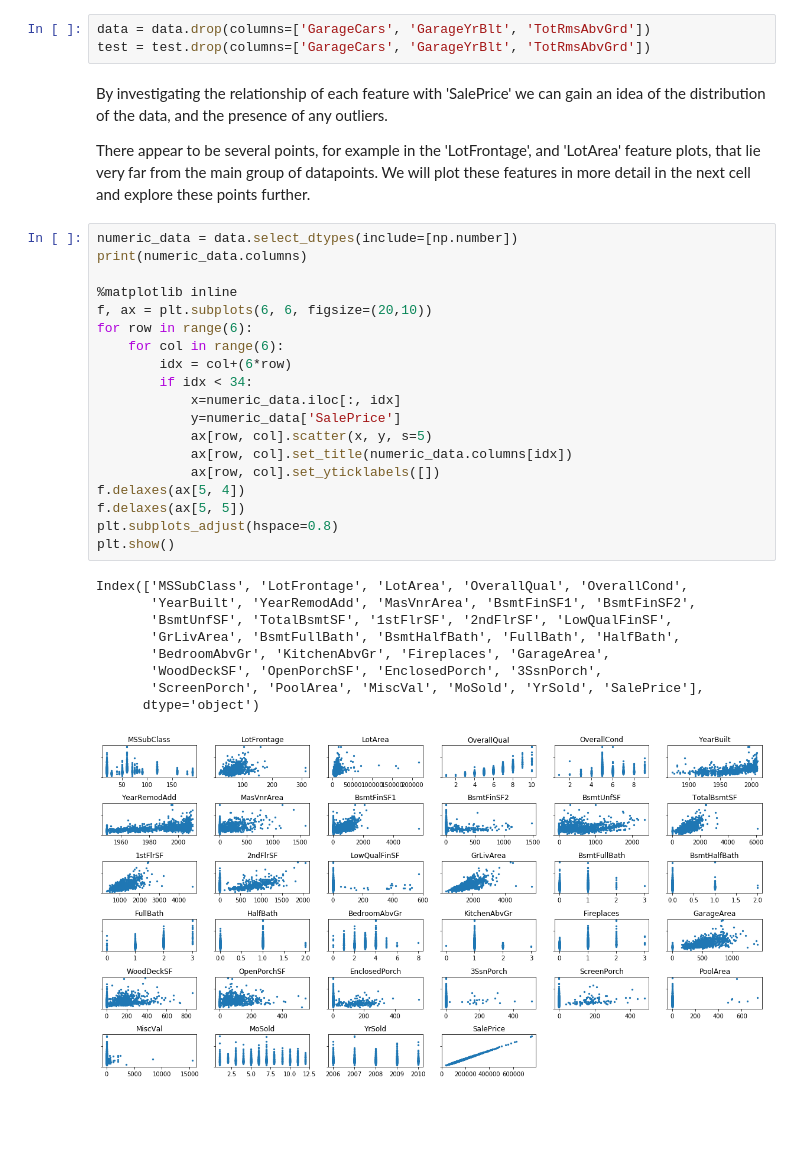
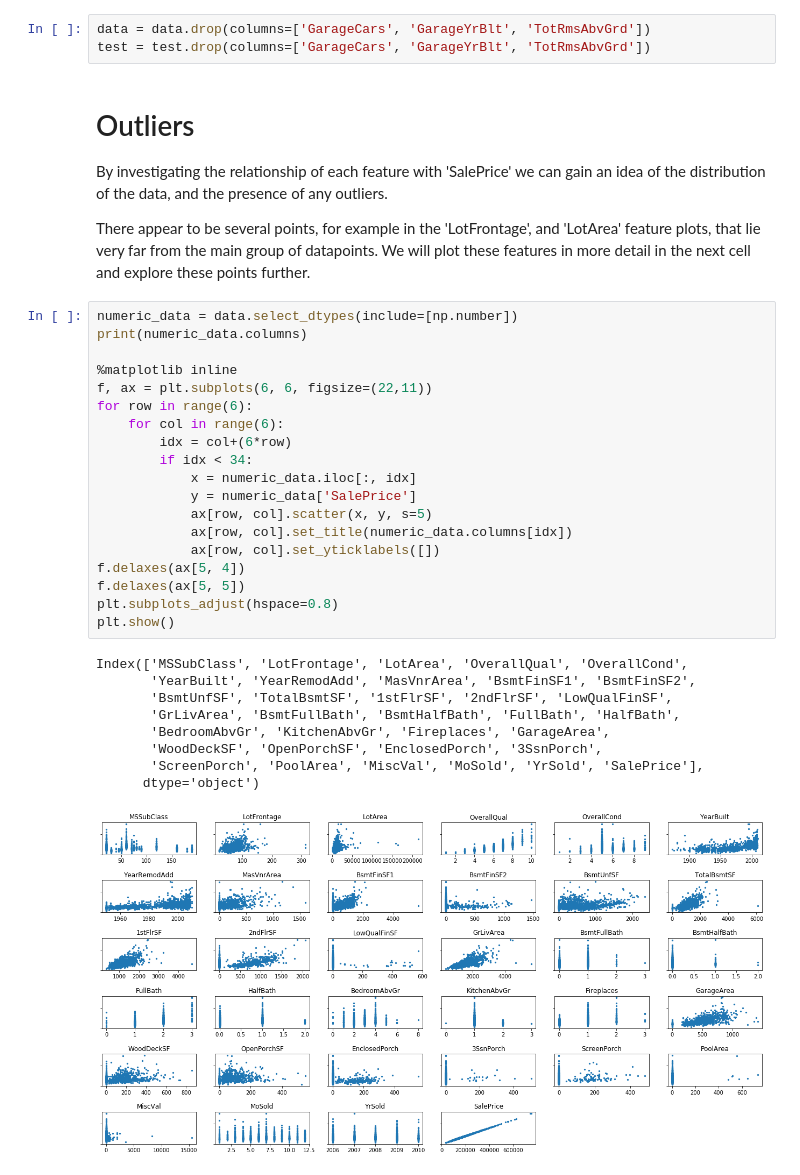
Before and after one commit to tcwou/House-Prices-Kaggle, a Jupyter notebook: Kaggle Housing Project Notebook.ipynb, the cells around one changed output. Saved outputs shown, nothing was run; the diff lists cells and outputs as text; blank space fills up the shorter version.

```diff
--- a/Kaggle Housing Project Notebook.ipynb
+++ b/Kaggle Housing Project Notebook.ipynb
@@ -97,35 +100,37 @@ Intuitively, the variables represent the same information, for example, the numb
 data = data.drop(columns=['GarageCars', 'GarageYrBlt', 'TotRmsAbvGrd'])
 test = test.drop(columns=['GarageCars', 'GarageYrBlt', 'TotRmsAbvGrd'])
 # %% [markdown]
+# Outliers
+
 By investigating the relationship of each feature with 'SalePrice' we can gain an idea of the distribution of the data, and the presence of any outliers.
 
 There appear to be several points, for example in the 'LotFrontage', and 'LotArea' feature plots, that lie very far from the main group of datapoints. We will plot these features in more detail in the next cell and explore these points further.
 # %%
 numeric_data = data.select_dtypes(include=[np.number])
 print(numeric_data.columns)
 
 %matplotlib inline
-f, ax = plt.subplots(6, 6, figsize=(20,10))
+f, ax = plt.subplots(6, 6, figsize=(22,11))
 for row in range(6):
     for col in range(6):
         idx = col+(6*row)
         if idx < 34:
-            x=numeric_data.iloc[:, idx]
-            y=numeric_data['SalePrice']
+            x = numeric_data.iloc[:, idx]
+            y = numeric_data['SalePrice']
             ax[row, col].scatter(x, y, s=5)
             ax[row, col].set_title(numeric_data.columns[idx])
             ax[row, col].set_yticklabels([])
 f.delaxes(ax[5, 4])
 f.delaxes(ax[5, 5])
 plt.subplots_adjust(hspace=0.8)
 plt.show()
 # %% [output]
 Index(['MSSubClass', 'LotFrontage', 'LotArea', 'OverallQual', 'OverallCond',
        'YearBuilt', 'YearRemodAdd', 'MasVnrArea', 'BsmtFinSF1', 'BsmtFinSF2',
        'BsmtUnfSF', 'TotalBsmtSF', '1stFlrSF', '2ndFlrSF', 'LowQualFinSF',
        'GrLivArea', 'BsmtFullBath', 'BsmtHalfBath', 'FullBath', 'HalfBath',
        'BedroomAbvGr', 'KitchenAbvGr', 'Fireplaces', 'GarageArea',
        'WoodDeckSF', 'OpenPorchSF', 'EnclosedPorch', '3SsnPorch',
        'ScreenPorch', 'PoolArea', 'MiscVal', 'MoSold', 'YrSold', 'SalePrice'],
       dtype='object')
-[figure, old version]
+[figure, new version]
```
Also changed, not shown: parts of 31 cells of this notebook.
